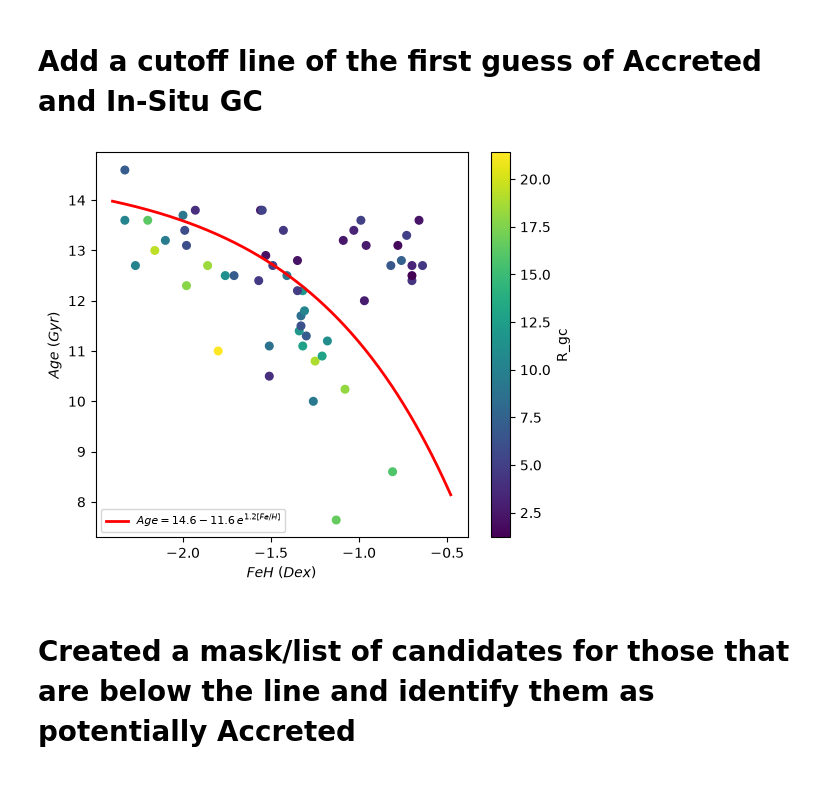
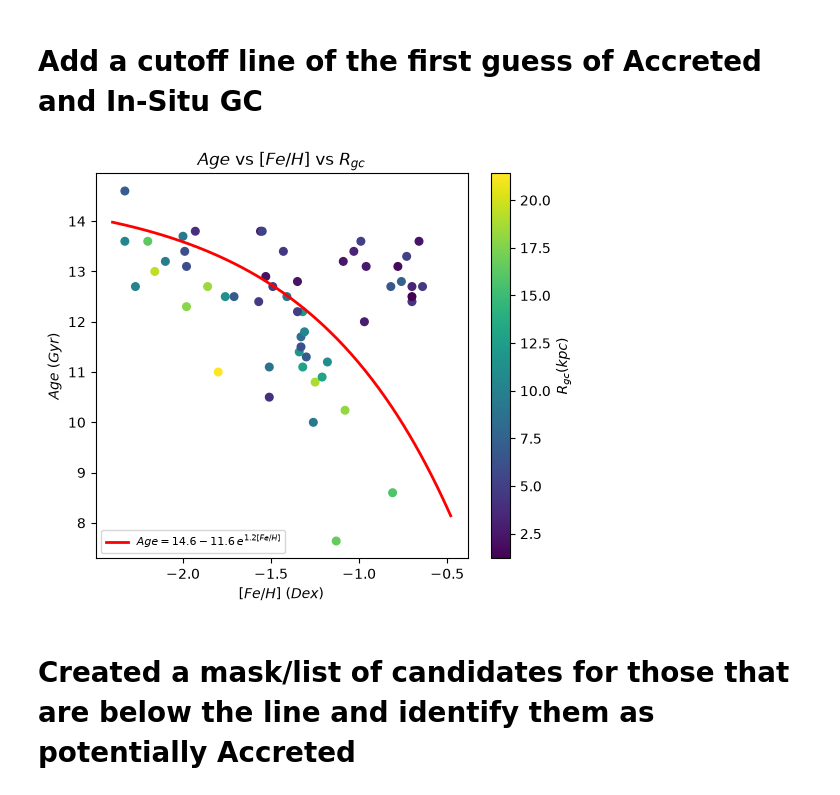
Before and after one commit to stormrealz/PHYS3116_Larawag, a Jupyter notebook: Will's Files/Filtered Data Analysis/AgeMetal.ipynb, the cells around one changed output. Cells and saved outputs as stored; diff of their text form; code cells hidden in the pictures.

```diff
--- a/Will's Files/Filtered Data Analysis/AgeMetal.ipynb
+++ b/Will's Files/Filtered Data Analysis/AgeMetal.ipynb
@@ -78,29 +79,27 @@ Total number of crosses: 63
 # %% [markdown]
 # Add a cutoff line of the first guess of Accreted and In-Situ GC
 # %%
-import numpy as np
-import matplotlib.pyplot as plt
-
 fig, axes = plt.subplots(1, figsize=(6, 5))
 FeHvsAge = axes.scatter(filtered_FeH, filtered_Age, c=filtered_R_G,
                         marker='o', s=30, cmap='viridis')
-axes.set_xlabel('$FeH$ ($Dex$)')
-axes.set_ylabel('$Age$ ($Gyr$)')
-fig.colorbar(FeHvsAge, ax=axes, label='R_gc')
+axes.set_xlabel('$[Fe/H]$ ($Dex$)') # x-axis label
+axes.set_ylabel('$Age$ ($Gyr$)') # y-axis label
+axes.set_title ('$Age$ vs $[Fe/H]$ vs $R_{gc}$')
+fig.colorbar(FeHvsAge, ax=axes, label = '$R_{gc} (kpc)$')
 
 # Create a exponential curve to divide the accreted and in-situ GC's
 def model(x, a, b, c):
     return c - a * np.exp(b * x)
 
 a, b, c = 11.6, 1.22, 14.6
 
 x_fit = np.linspace(-2.4, -0.48, 300)
 axes.plot(x_fit, model(x_fit, a, b, c), color='red', lw=2,
           label=f'$Age = {c:.1f} - {a:.1f}\\,e^{{{b:.1f}[Fe/H]}}$') # exponential function and a function of FeH
 axes.legend(loc='lower left', fontsize=8)
 plt.show()
 # %% [output]
-[figure, old version]
+[figure, new version]
 # %% [markdown]
 # Created a mask/list of candidates for those that are below the line and identify them as potentially Accreted
 # %%
```
Also changed, not shown: parts of 3 cells of this notebook, 6 other files.
